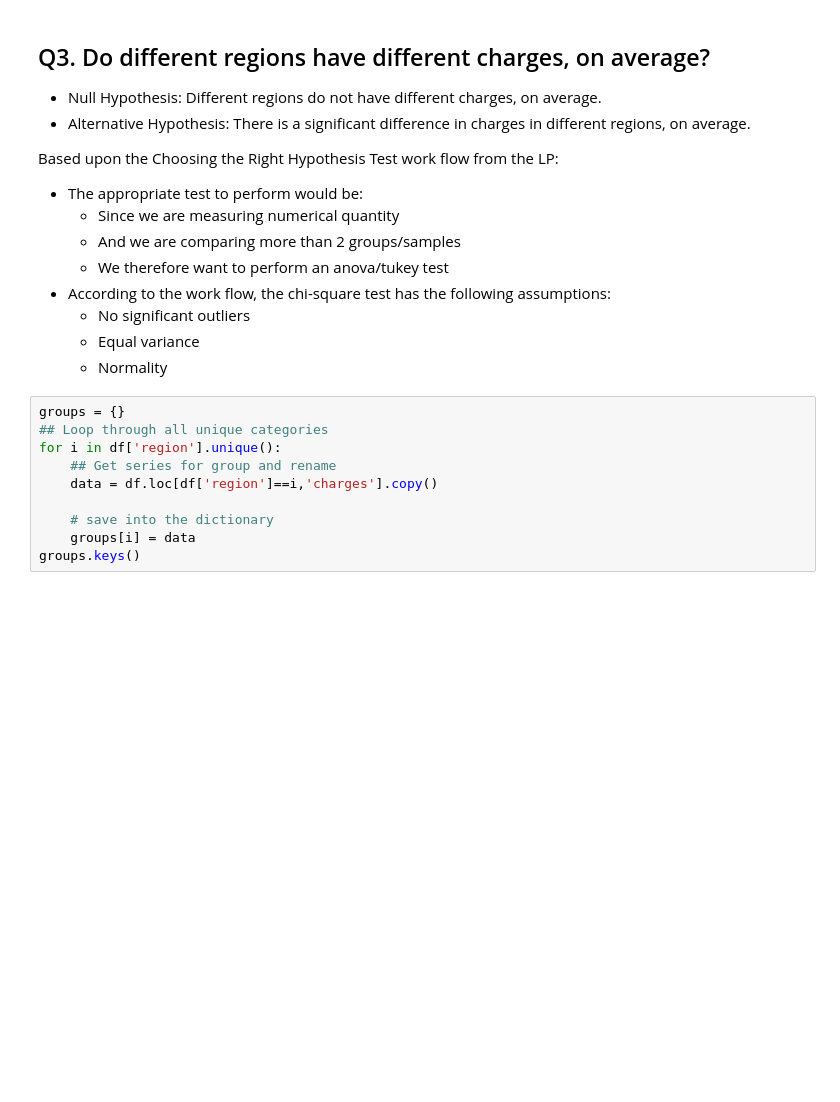
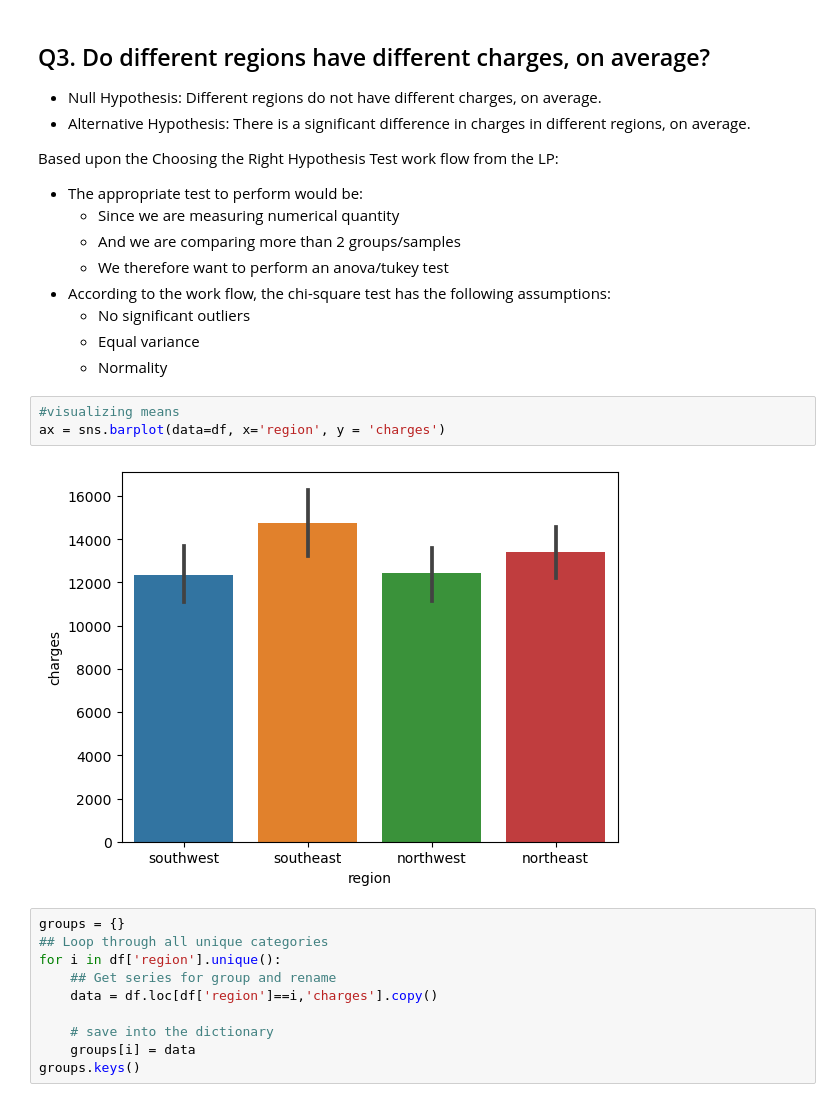
Before and after one commit to thejustinfields/hypothesis-testing-insurance-data, a Jupyter notebook: Hypothesis Testing Insurance Data.ipynb, the cells around one changed output. Drawn from its saved outputs; the diff is of its cells as text; blank space fills up the shorter version.

```diff
--- a/Hypothesis Testing Insurance Data.ipynb
+++ b/Hypothesis Testing Insurance Data.ipynb
@@ -158,6 +170,11 @@ Based upon the Choosing the Right Hypothesis Test work flow from the LP:
     - No significant outliers
     - Equal variance
     - Normality
+# %%
+#visualizing means
+ax = sns.barplot(data=df, x='region', y = 'charges')
+# %% [output]
+[figure, added]
 # %%
 groups = {}
 ## Loop through all unique categories
```
Also changed, not shown: parts of 5 cells of this notebook.
